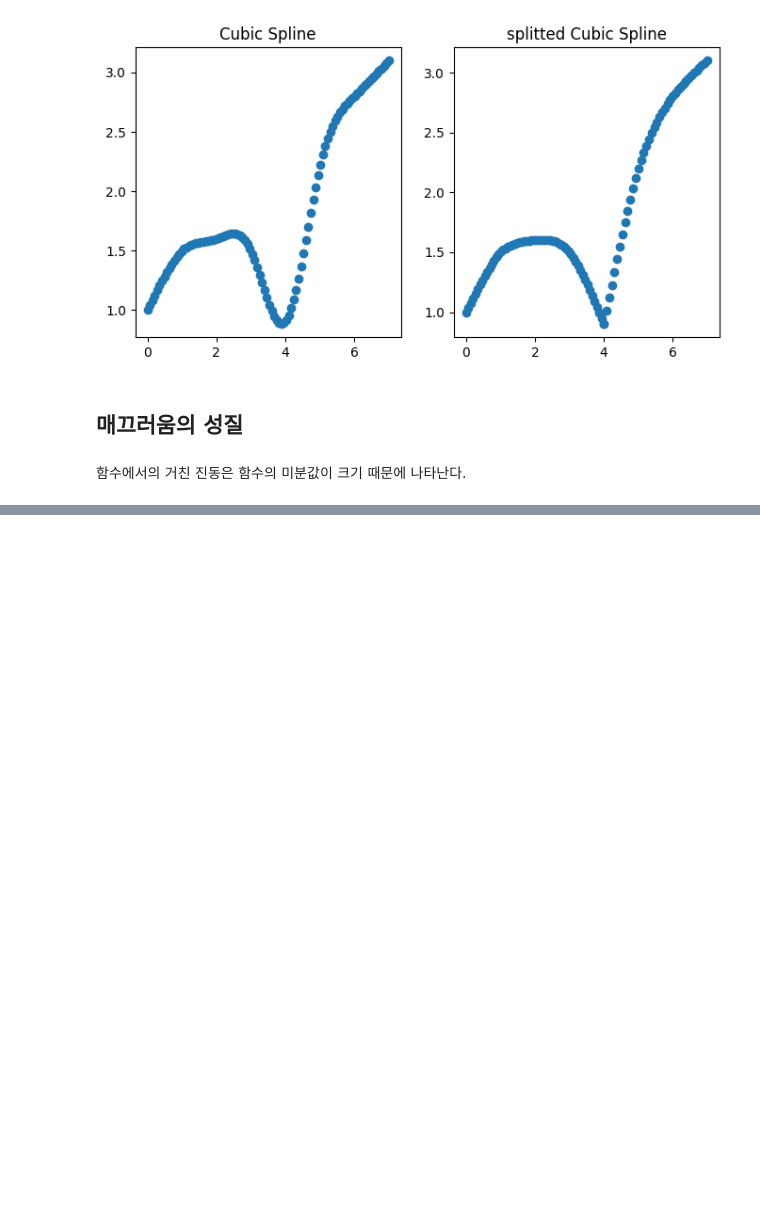
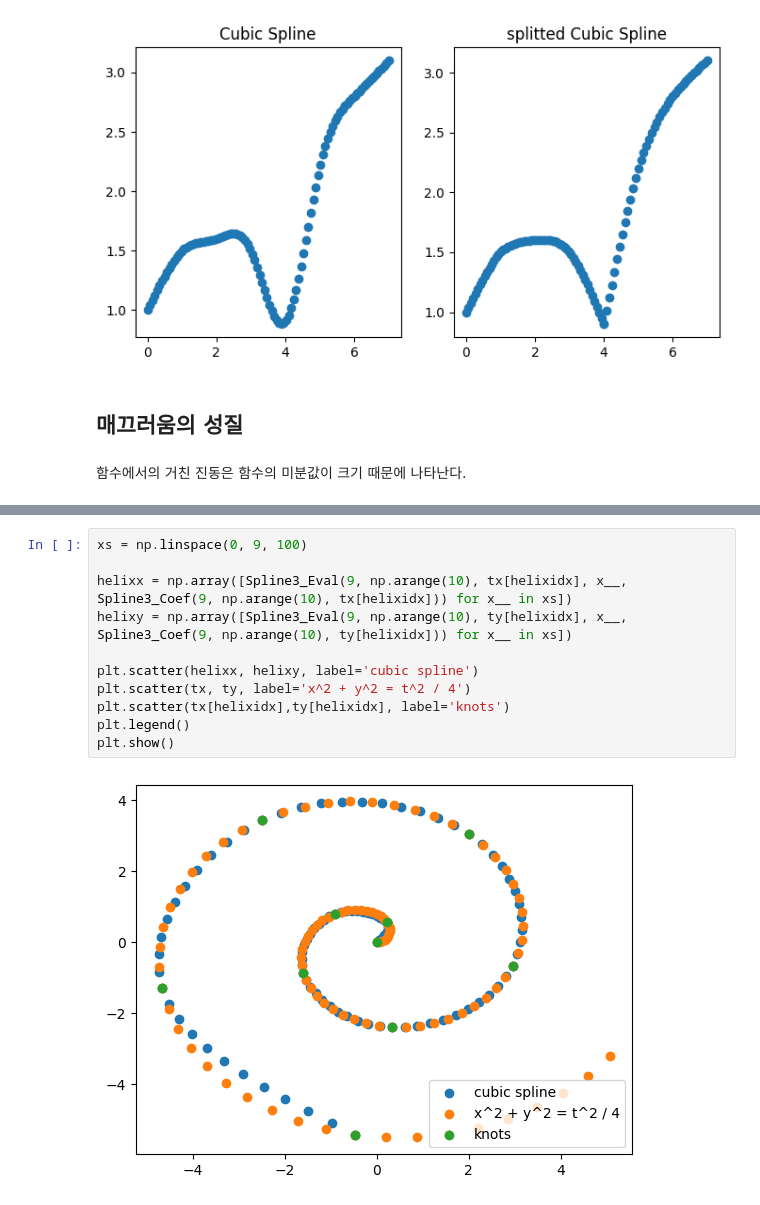
Before and after one commit to tirals88/Numerical-Mathematics-and-Computing, a Jupyter notebook: Chap6_Spline Functions.ipynb, the cells around one changed output, grey strips where cells are left out. Cells and saved outputs as stored; diff of their text form; blank space fills up the shorter version.

```diff
--- a/Chap6_Spline Functions.ipynb
+++ b/Chap6_Spline Functions.ipynb
@@ -763,0 +667,13 @@ plt.show()
+# %%
+xs = np.linspace(0, 9, 100)
+
+helixx = np.array([Spline3_Eval(9, np.arange(10), tx[helixidx], x__, Spline3_Coef(9, np.arange(10), tx[helixidx])) for x__ in xs])
+helixy = np.array([Spline3_Eval(9, np.arange(10), ty[helixidx], x__, Spline3_Coef(9, np.arange(10), ty[helixidx])) for x__ in xs])
+
+plt.scatter(helixx, helixy, label='cubic spline')
+plt.scatter(tx, ty, label='x^2 + y^2 = t^2 / 4')
+plt.scatter(tx[helixidx],ty[helixidx], label='knots')
+plt.legend()
+plt.show()
+# %% [output]
+[figure, added]
```
Also changed, not shown: parts of 15 cells of this notebook.
